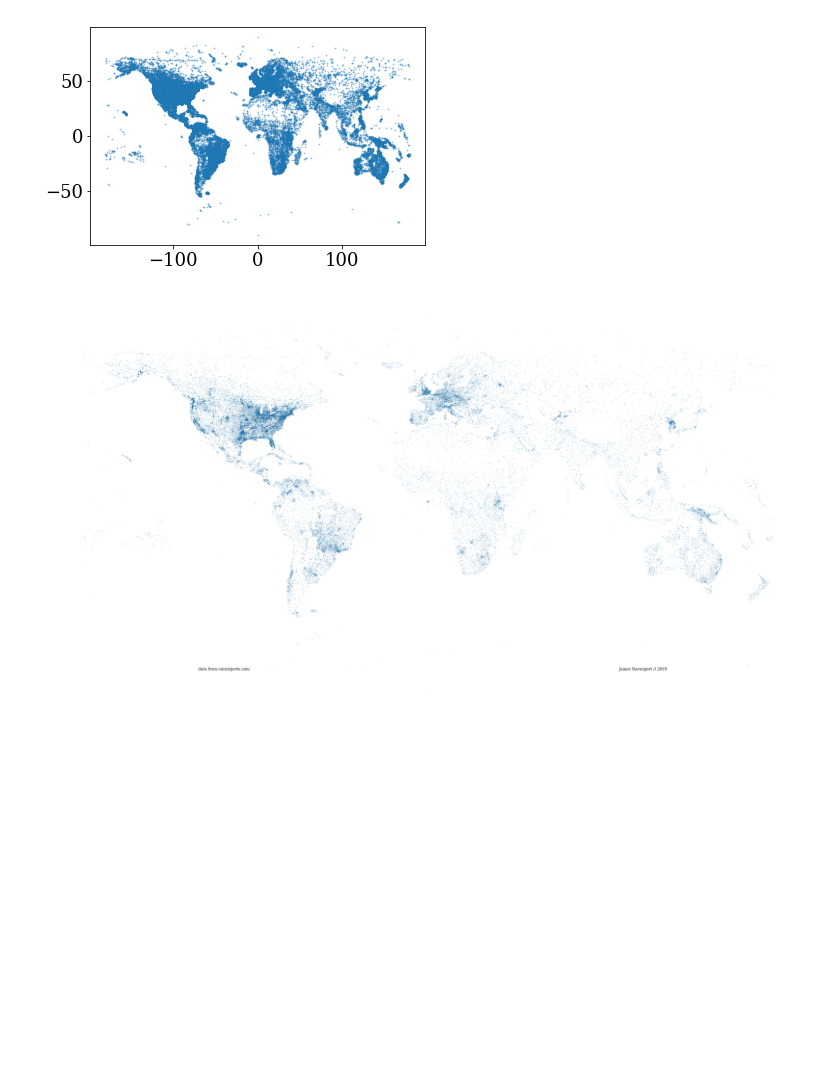
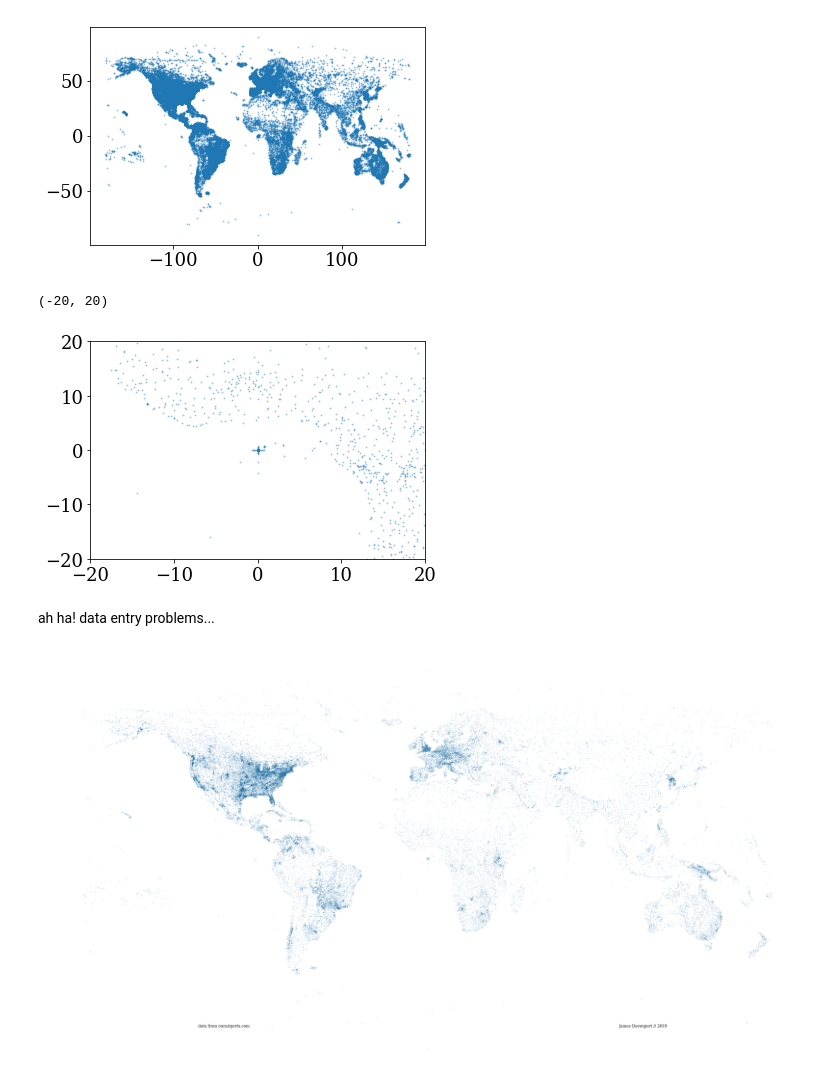
Before and after one commit to jradavenport/airports_2019, a Jupyter notebook: airport_map.ipynb, the cells around one changed output. Cells and saved outputs as stored; diff of their text form; code cells hidden in the pictures; blank space fills up the shorter version.

Commit message:
find data entry problem

```diff
--- a/airport_map.ipynb
+++ b/airport_map.ipynb
@@ -39,6 +39,15 @@ plt.scatter(df['longitude_deg'], df['latitude_deg'], s=1, alpha=0.3)
 # %% [output]
 <matplotlib.collections.PathCollection at 0x...>
 [figure]
+# %%
+plt.scatter(df['longitude_deg'], df['latitude_deg'], s=1, alpha=0.3)
+plt.xlim(-20,20)
+plt.ylim(-20,20)
+# %% [output]
+(-20, 20)
+[figure, added]
+# %% [markdown]
+ah ha! data entry problems...
 # %%
 plt.figure(figsize=(64,36))
 
```
